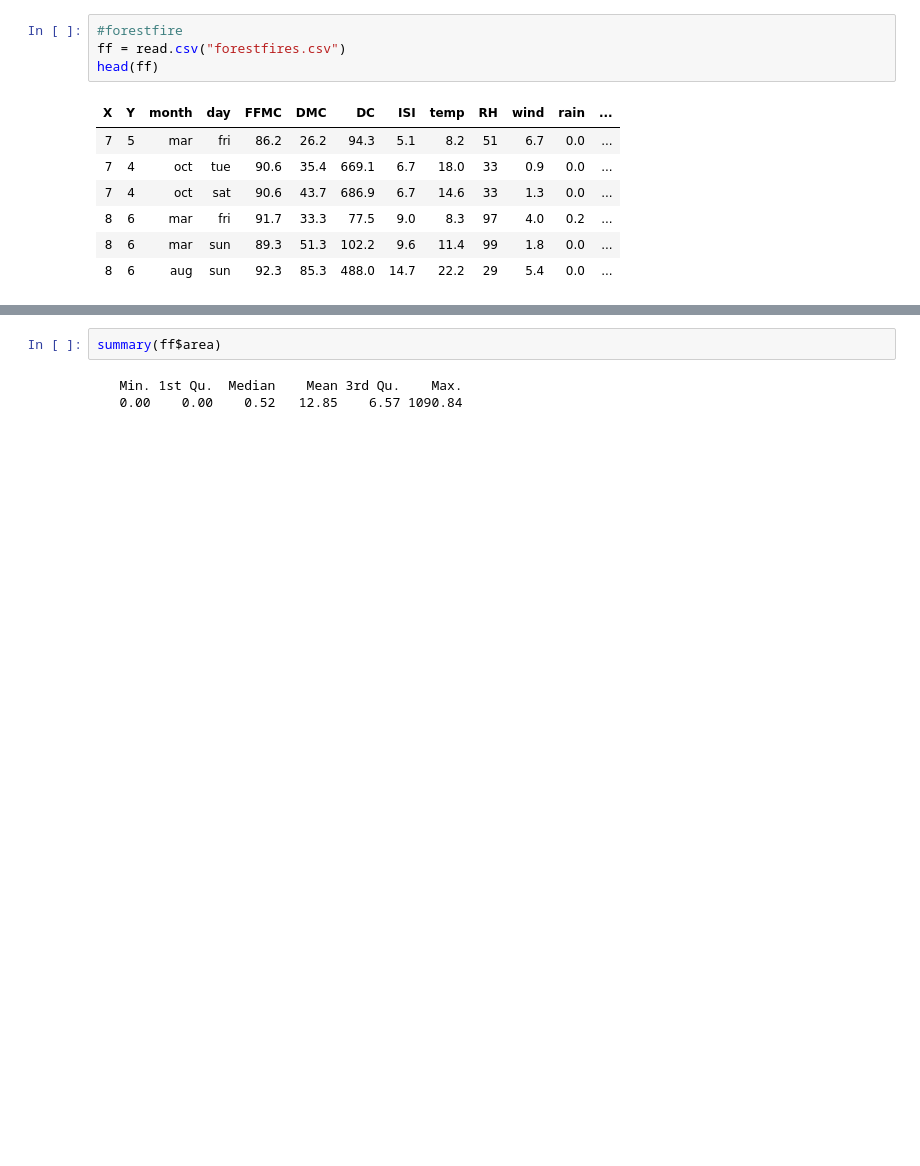
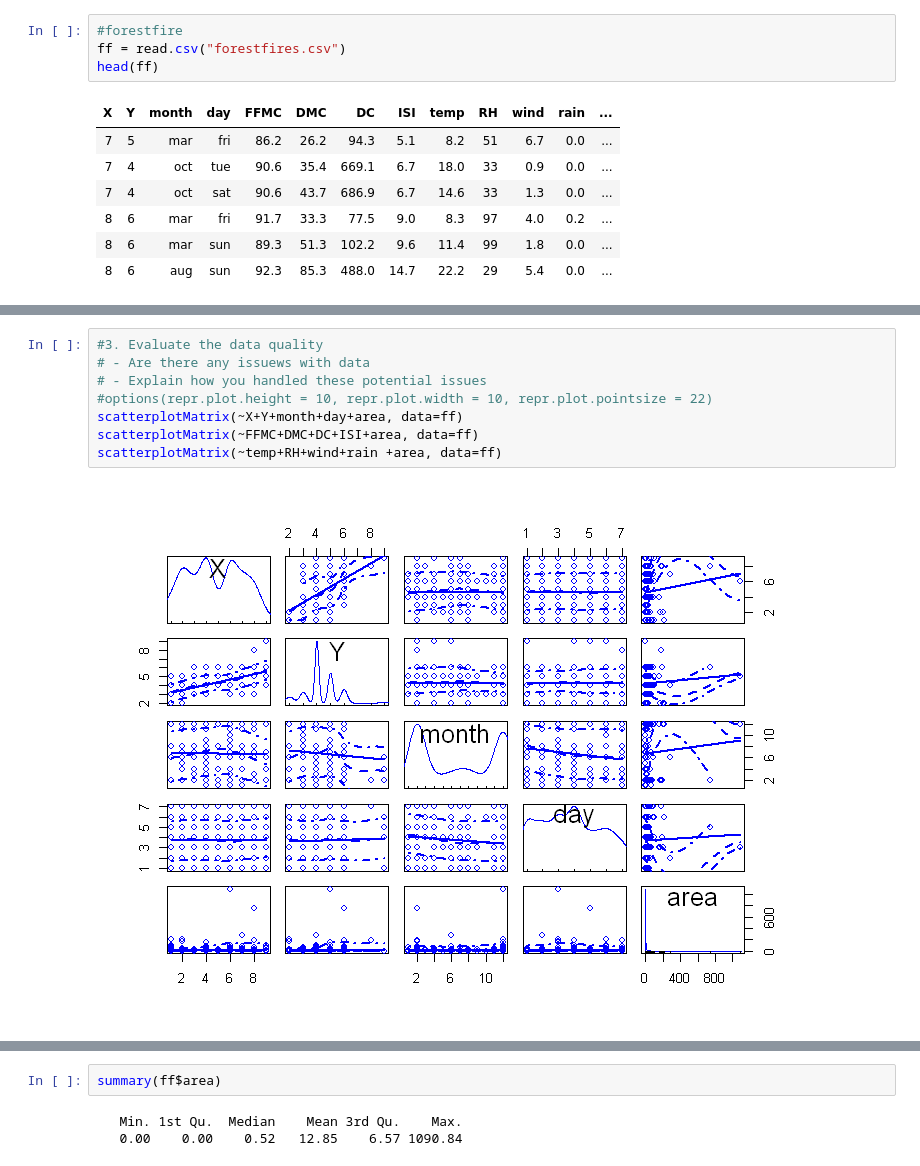
Before and after one commit to hyunchul78/w203_lab1, a Jupyter notebook: Lab1 - Forest Fire EDA.ipynb, the cells around one changed output, grey strips where cells are left out. Saved outputs shown, nothing was run; the diff lists cells and outputs as text; blank space fills up the shorter version.

```diff
--- a/Lab1 - Forest Fire EDA.ipynb
+++ b/Lab1 - Forest Fire EDA.ipynb
@@ -25,0 +147,10 @@ head(ff)
+# %%
+#3. Evaluate the data quality
+# - Are there any issuews with data
+# - Explain how you handled these potential issues
+#options(repr.plot.height = 10, repr.plot.width = 10, repr.plot.pointsize = 22)
+scatterplotMatrix(~X+Y+month+day+area, data=ff)
+scatterplotMatrix(~FFMC+DMC+DC+ISI+area, data=ff)
+scatterplotMatrix(~temp+RH+wind+rain +area, data=ff)
+# %% [output]
+[figure, added]
```
Also changed, not shown: parts of 129 cells of this notebook, 5 other files.
